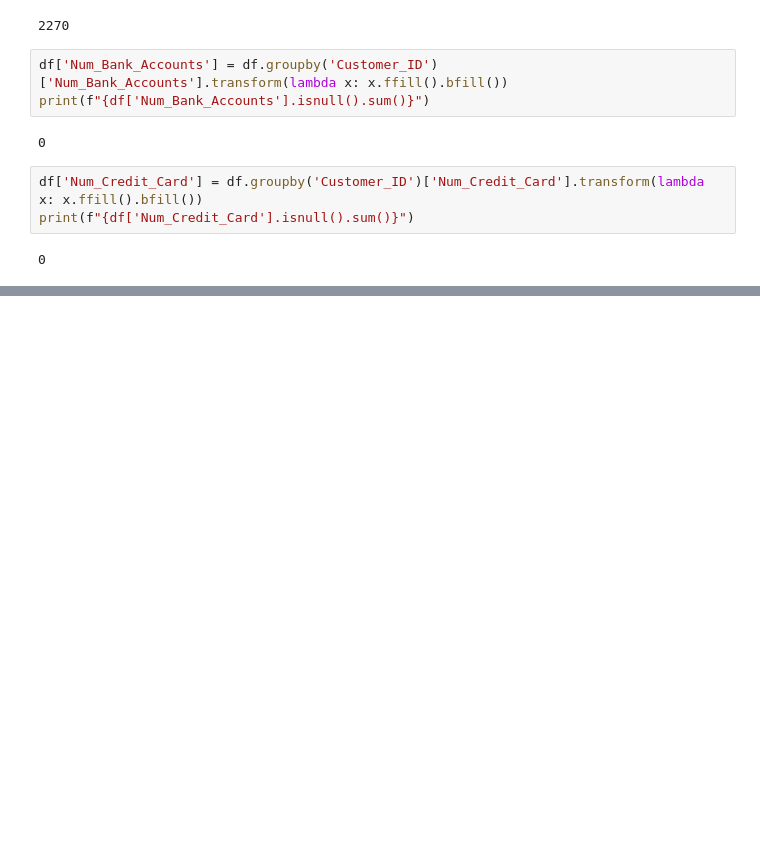
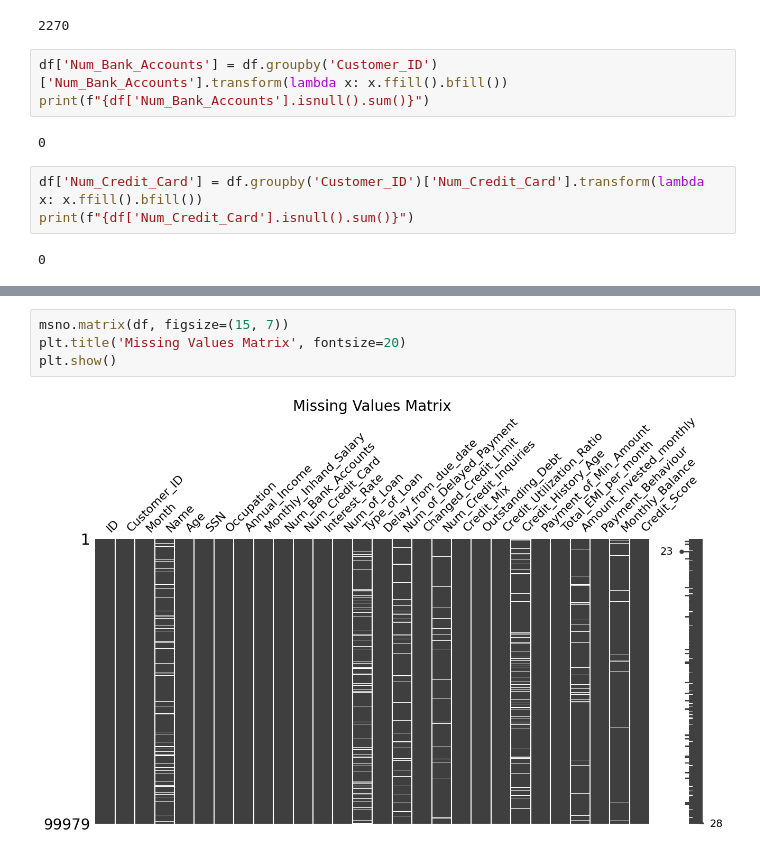
Before and after one commit to s24118-ui/ASI, a Jupyter notebook: Projekt_ASI.ipynb, the cells around one changed output, grey strips where cells are left out. Cells and saved outputs as stored; diff of their text form; blank space fills up the shorter version.

```diff
--- a/Projekt_ASI.ipynb
+++ b/Projekt_ASI.ipynb
@@ -303,0 +306,6 @@ memory usage: 22.9+ MB
+# %%
+msno.matrix(df, figsize=(15, 7))
+plt.title('Missing Values Matrix', fontsize=20)
+plt.show()
+# %% [output]
+[figure, added]
```
Also changed, not shown: parts of 26 cells of this notebook.
